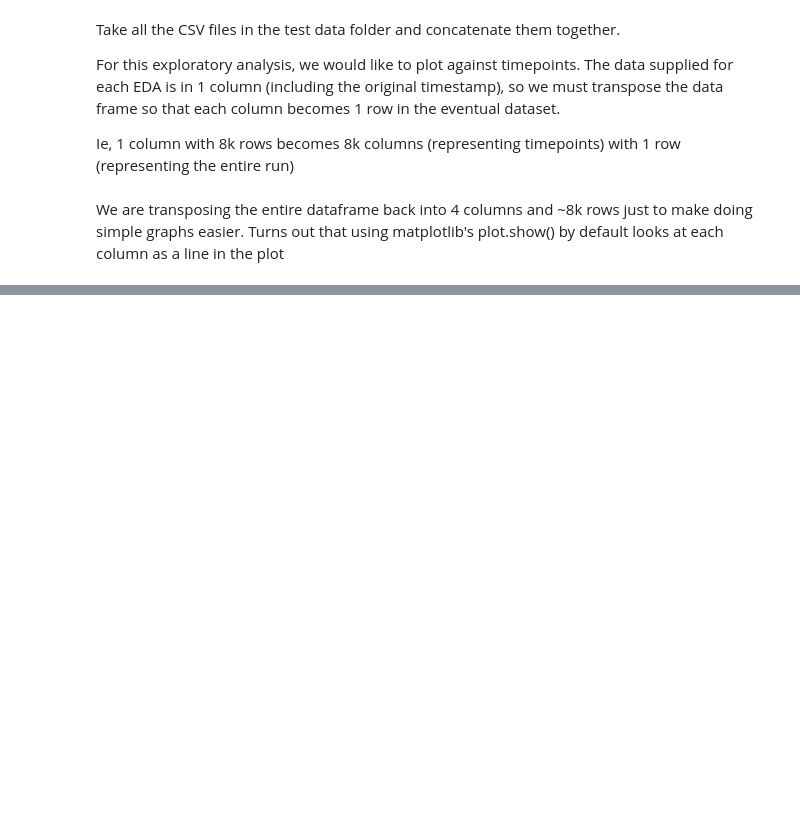
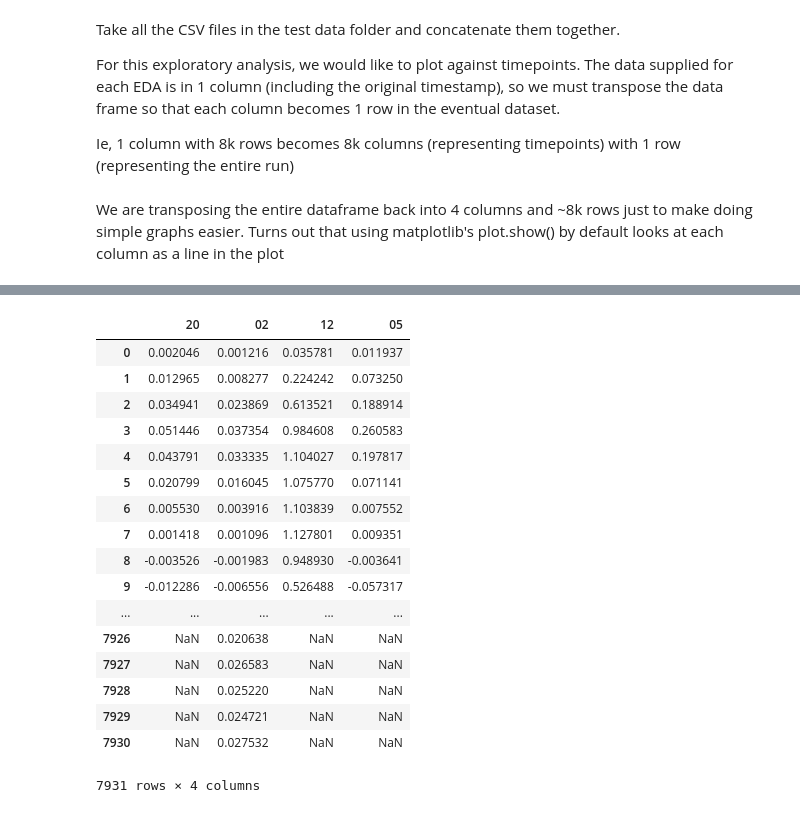
Before and after one commit to dcoh/EmpaticaE4Analysis, a Jupyter notebook: EDA Exploring.ipynb, the cells around one changed output, grey strips where cells are left out. Saved outputs shown, nothing was run; the diff lists cells and outputs as text; code cells hidden in the pictures; blank space fills up the shorter version.

```diff
--- a/EDA Exploring.ipynb
+++ b/EDA Exploring.ipynb
@@ -70,0 +77,21 @@ highcut = 1.0  ## Upper bound for the filter, as directed by Empatica documentat
+# %%
+filtered_frame
+# %% [output]
+|  | 20 | 02 | 12 | 05 |
+| 0 | 0.002046 | 0.001216 | 0.035781 | 0.011937 |
+| 1 | 0.012965 | 0.008277 | 0.224242 | 0.073250 |
+| 2 | 0.034941 | 0.023869 | 0.613521 | 0.188914 |
+| 3 | 0.051446 | 0.037354 | 0.984608 | 0.260583 |
+| 4 | 0.043791 | 0.033335 | 1.104027 | 0.197817 |
+| 5 | 0.020799 | 0.016045 | 1.075770 | 0.071141 |
+| 6 | 0.005530 | 0.003916 | 1.103839 | 0.007552 |
+| 7 | 0.001418 | 0.001096 | 1.127801 | 0.009351 |
+| 8 | -0.003526 | -0.001983 | 0.948930 | -0.003641 |
+| 9 | -0.012286 | -0.006556 | 0.526488 | -0.057317 |
+| ... | ... | ... | ... | ... |
+| 7926 | NaN | 0.020638 | NaN | NaN |
+| 7927 | NaN | 0.026583 | NaN | NaN |
+| 7928 | NaN | 0.025220 | NaN | NaN |
+| 7929 | NaN | 0.024721 | NaN | NaN |
+| 7930 | NaN | 0.027532 | NaN | NaN |
+7931 rows × 4 columns
```
Also changed, not shown: parts of 15 cells of this notebook.
